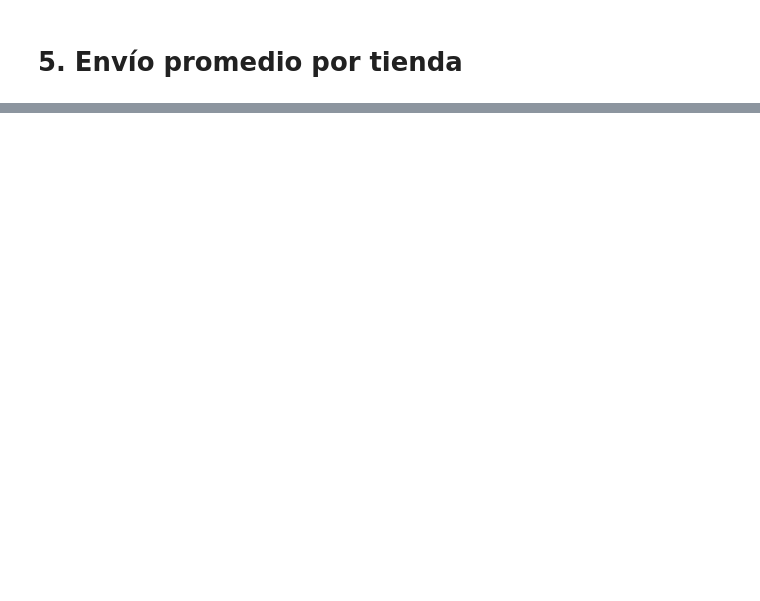
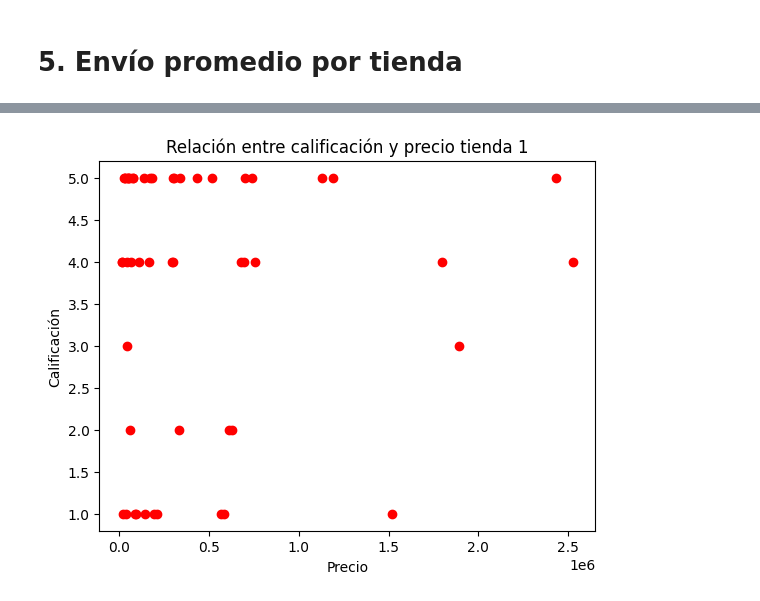
Before and after one commit to DanielMolinares/Python-para-Data-Science-Challenge-Alura-Store, a Jupyter notebook: AluraStoreLatam.ipynb, the cells around one changed output, grey strips where cells are left out. Saved outputs shown, nothing was run; the diff lists cells and outputs as text; code cells hidden in the pictures; blank space fills up the shorter version.

```diff
--- a/AluraStoreLatam.ipynb
+++ b/AluraStoreLatam.ipynb
@@ -64,0 +151,96 @@ print(promedio_calificacion)
+# %%
+import matplotlib.pyplot as plt
+
+for tienda in [tienda]:
+  producto_duplicados = tienda.duplicated(subset='Producto')
+  tienda_sin_duplicados = tienda[~producto_duplicados]
+
+plt.plot(tienda_sin_duplicados["Precio"], tienda_sin_duplicados['Calificación'], 'ro')
+plt.xlabel("Precio")
+plt.ylabel("Calificación")
+plt.title("Relación entre calificación y precio tienda 1")
+plt.show()
+
+mayor = tienda["Precio"].max()
+menor = tienda["Precio"].min()
+
+mayor2 = tienda_sin_duplicados["Precio"].max()
+menor2 = tienda_sin_duplicados["Precio"].min()
+
+print(mayor)
+print(menor)
+
+print(mayor2)
+print(menor2)
+
+
+
+for tienda2 in [tienda2]:
+  producto_duplicados2 = tienda2.duplicated(subset='Producto')
+  tienda_sin_duplicados2 = tienda2[~producto_duplicados2]
+
+plt.plot(tienda_sin_duplicados2["Precio"], tienda_sin_duplicados2['Calificación'], 'ro')
+plt.xlabel("Precio")
+plt.ylabel("Calificación")
+plt.title("Relación entre calificación y precio tienda 2")
+plt.show()
+
+mayor = tienda2["Precio"].max()
+menor = tienda2["Precio"].min()
+
+mayor2 = tienda_sin_duplicados2["Precio"].max()
+menor2 = tienda_sin_duplicados2["Precio"].min()
+
+print(mayor)
+print(menor)
+
+print(mayor2)
+print(menor2)
+
+
+for tienda3 in [tienda3]:
+  producto_duplicados3 = tienda3.duplicated(subset='Producto')
+  tienda_sin_duplicados3 = tienda3[~producto_duplicados3]
+
+plt.plot(tienda_sin_duplicados3["Precio"], tienda_sin_duplicados3['Calificación'], 'ro')
+plt.xlabel("Precio")
+plt.ylabel("Calificación")
+plt.title("Relación entre calificación y precio tienda 3")
+plt.show()
+
+mayor = tienda3["Precio"].max()
+menor = tienda3["Precio"].min()
+
+mayor2 = tienda_sin_duplicados3["Precio"].max()
+menor2 = tienda_sin_duplicados3["Precio"].min()
+
+print(mayor)
+print(menor)
+
+print(mayor2)
+print(menor2)
+
+
+for tienda4 in [tienda4]:
+  producto_duplicados4 = tienda4.duplicated(subset='Producto')
+  tienda_sin_duplicados4 = tienda4[~producto_duplicados4]
+
+plt.plot(tienda_sin_duplicados4["Precio"], tienda_sin_duplicados4['Calificación'], 'ro')
+plt.xlabel("Precio")
+plt.ylabel("Calificación")
+plt.title("Relación entre calificación y precio tienda 4")
+plt.show()
+
+mayor = tienda4["Precio"].max()
+menor = tienda4["Precio"].min()
+
+mayor2 = tienda_sin_duplicados4["Precio"].max()
+menor2 = tienda_sin_duplicados4["Precio"].min()
+
+print(mayor)
+print(menor)
+
+print(mayor2)
+print(menor2)
+# %% [output]
+[figure, added]
```
Also changed, not shown: parts of 14 cells of this notebook.
